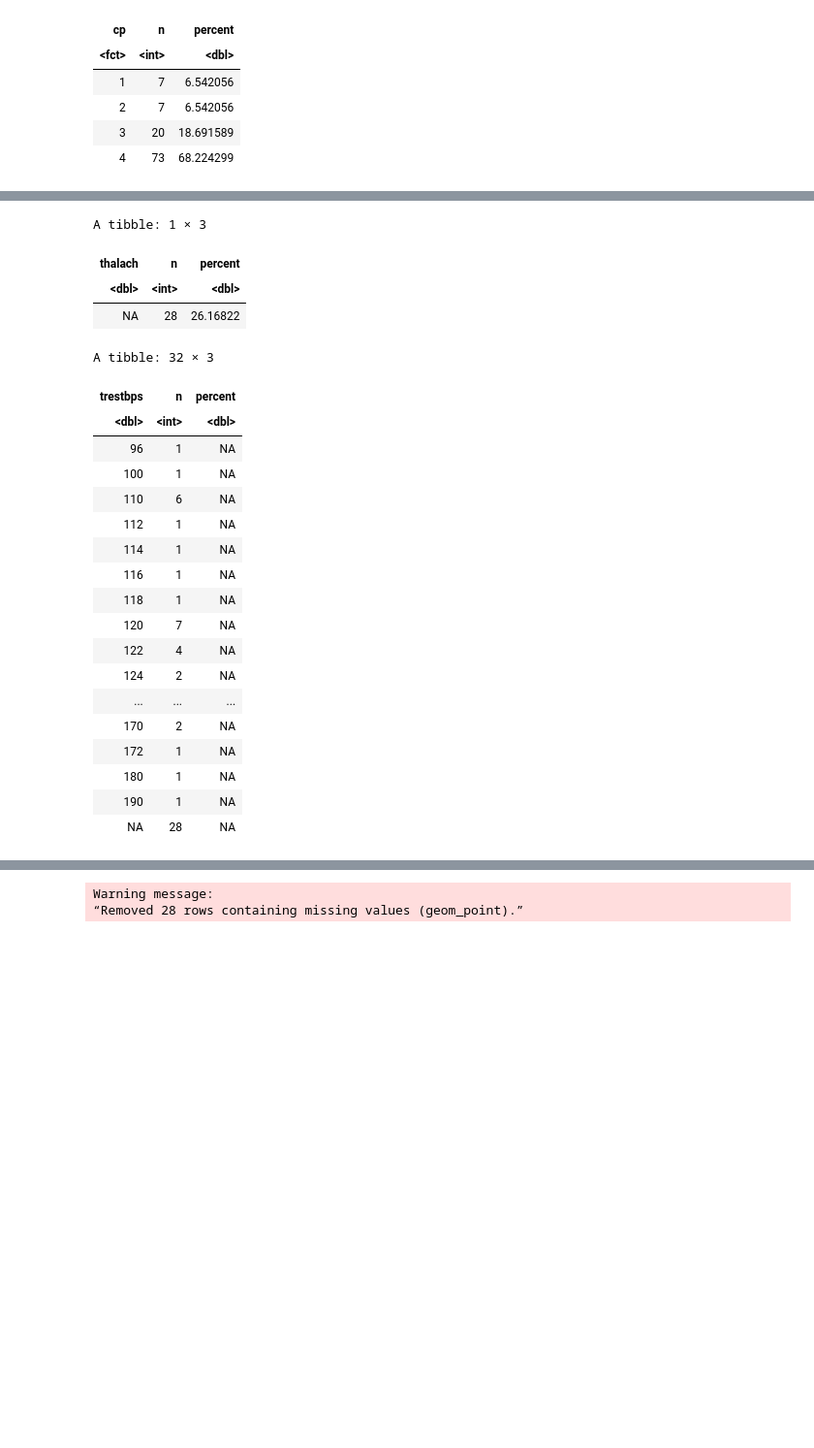
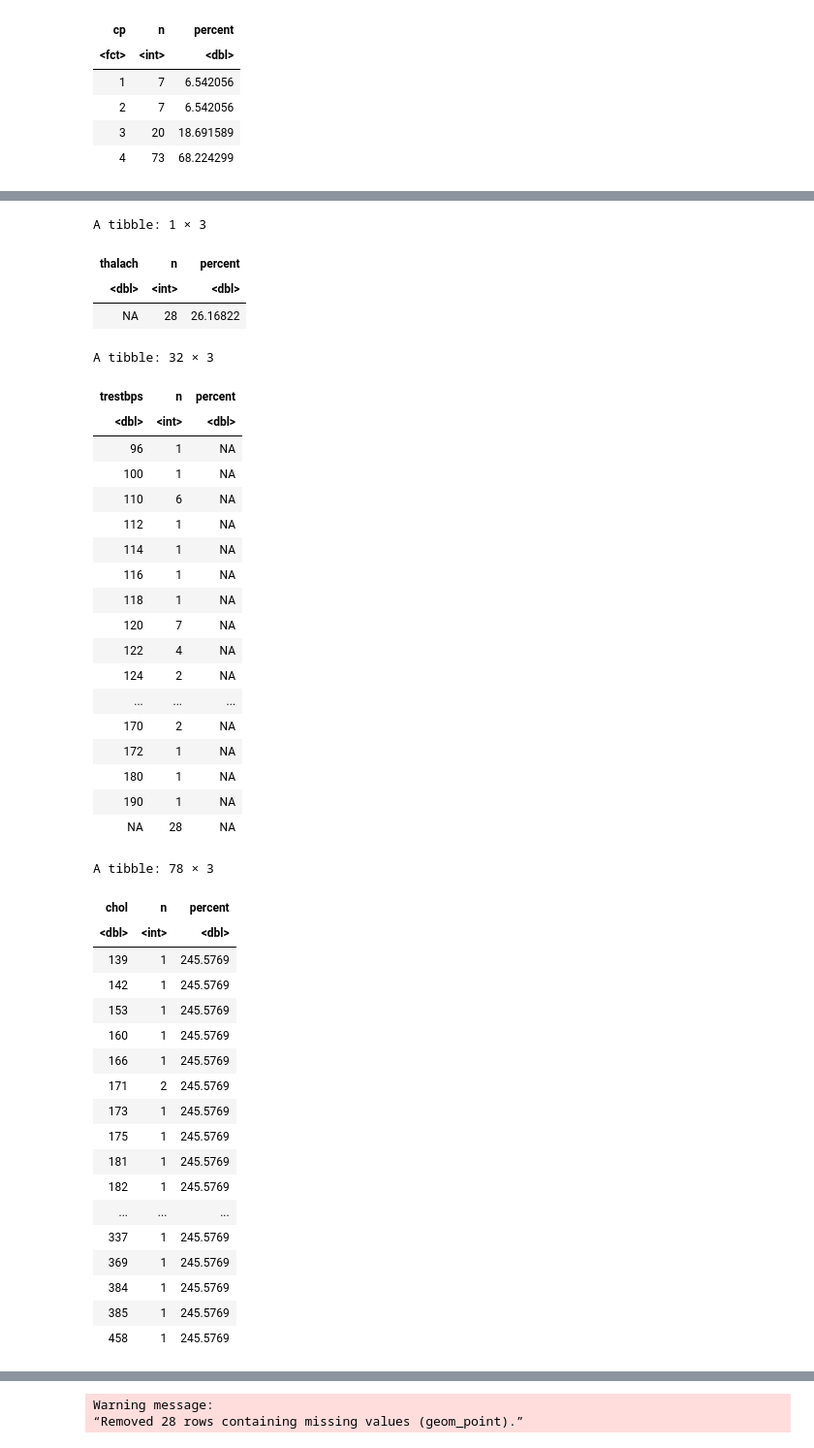
Before and after one commit to drkchu/chest-pain-classification, a Jupyter notebook: heart_disease.ipynb, the cells around one changed output, grey strips where cells are left out. Shown at 97% size. Saved outputs shown, nothing was run; the diff lists cells and outputs as text; code cells hidden in the pictures; blank space fills up the shorter version.

Commit message:
Markdown (Title)+ added one more predictor(chol) mean

```diff
--- a/heart_disease.ipynb
+++ b/heart_disease.ipynb
@@ -128,34 +136,58 @@ heart_trestbps_mean <- heart_disease_train |>
                       summarize(n = n()) |>
                       mutate(percent = mean(trestbps))
 heart_trestbps_mean
+heart_chol_mean <- heart_disease_train |>
+                      group_by(chol) |>
+                      summarize(n = n()) |>
+                      mutate(percent = mean(chol))
+heart_chol_mean
 # %% [output]
 A tibble: 1 × 3
 | trestbps | n | percent |
 | <dbl> | <int> | <dbl> |
 | NA | 28 | 26.16822 |
 A tibble: 0 × 3
 | chol | n | percent |
 | <dbl> | <int> | <dbl> |
 A tibble: 1 × 3
 | thalach | n | percent |
 | <dbl> | <int> | <dbl> |
 | NA | 28 | 26.16822 |
 A tibble: 32 × 3
 | trestbps | n | percent |
 | <dbl> | <int> | <dbl> |
 | 96 | 1 | NA |
 | 100 | 1 | NA |
 | 110 | 6 | NA |
 | 112 | 1 | NA |
 | 114 | 1 | NA |
 | 116 | 1 | NA |
 | 118 | 1 | NA |
 | 120 | 7 | NA |
 | 122 | 4 | NA |
 | 124 | 2 | NA |
 | ... | ... | ... |
 | 170 | 2 | NA |
 | 172 | 1 | NA |
 | 180 | 1 | NA |
 | 190 | 1 | NA |
 | NA | 28 | NA |
+A tibble: 78 × 3
+| chol | n | percent |
+| <dbl> | <int> | <dbl> |
+| 139 | 1 | 245.5769 |
+| 142 | 1 | 245.5769 |
+| 153 | 1 | 245.5769 |
+| 160 | 1 | 245.5769 |
+| 166 | 1 | 245.5769 |
+| 171 | 2 | 245.5769 |
+| 173 | 1 | 245.5769 |
+| 175 | 1 | 245.5769 |
+| 181 | 1 | 245.5769 |
+| 182 | 1 | 245.5769 |
+| ... | ... | ... |
+| 337 | 1 | 245.5769 |
+| 369 | 1 | 245.5769 |
+| 384 | 1 | 245.5769 |
+| 385 | 1 | 245.5769 |
+| 458 | 1 | 245.5769 |
```
Also changed, not shown: parts of 5 cells of this notebook.
